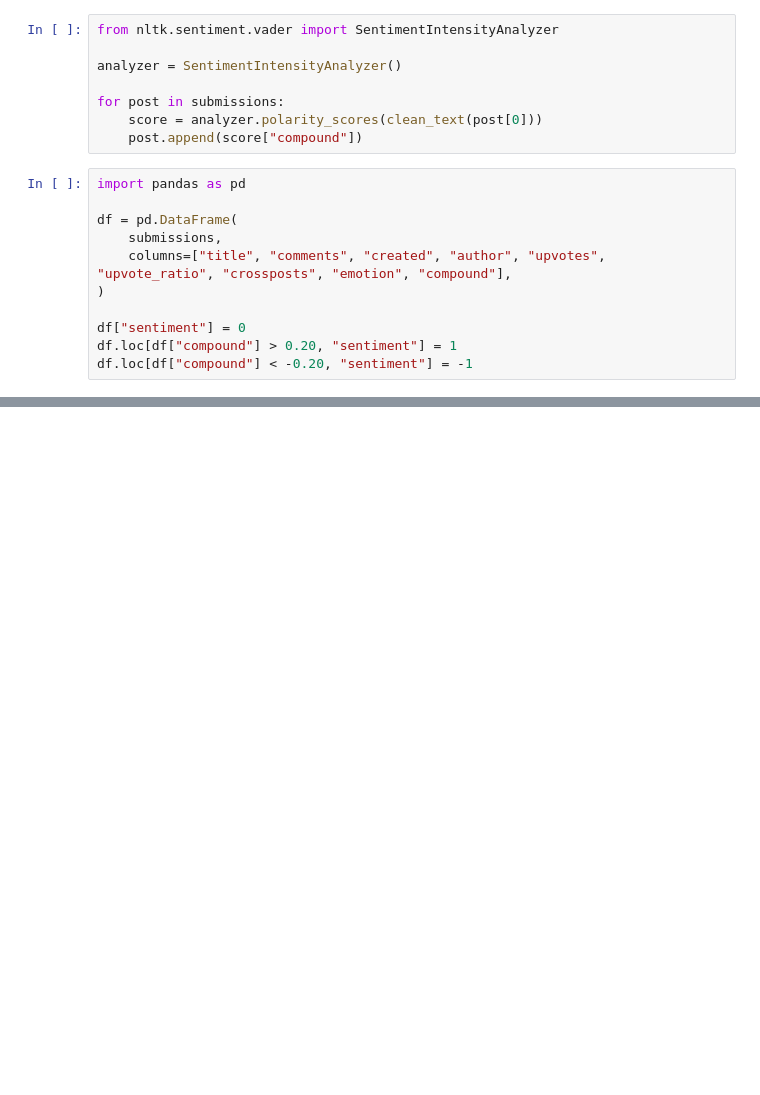
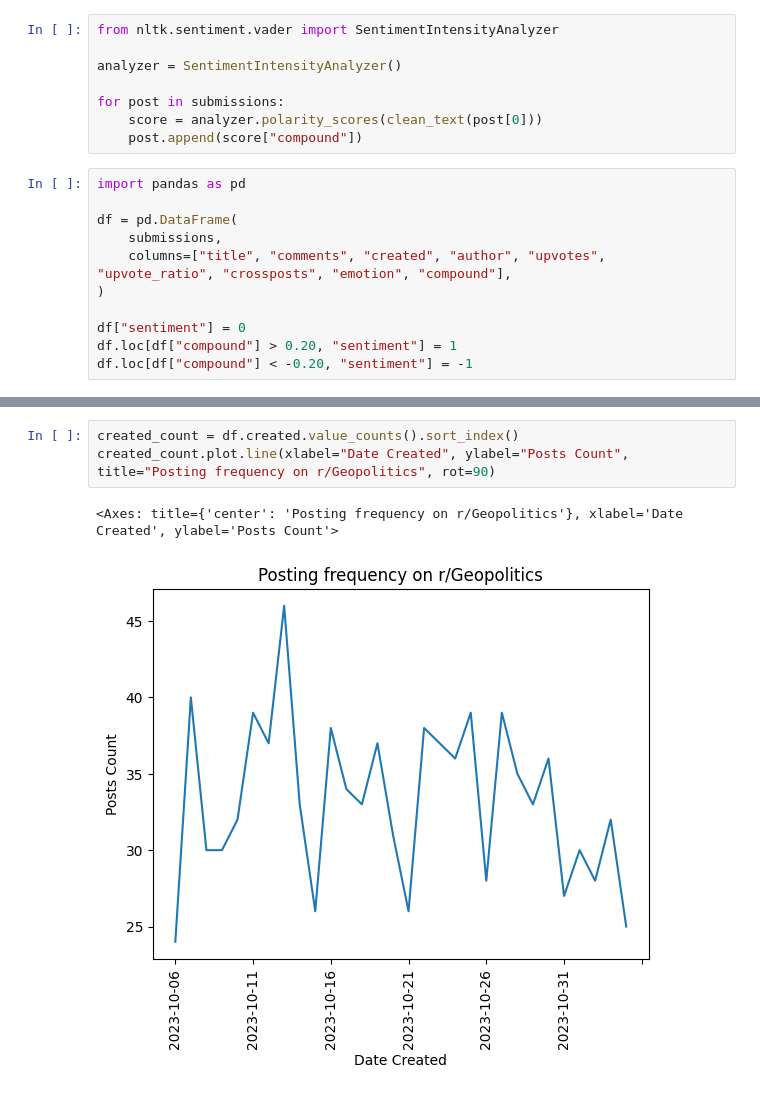
Before and after one commit to Devansh3712/subreddit-analysis, a Jupyter notebook: main.ipynb, the cells around one changed output, grey strips where cells are left out. Cells and saved outputs as stored; diff of their text form; blank space fills up the shorter version.

```diff
--- a/main.ipynb
+++ b/main.ipynb
@@ -95,0 +103,6 @@ sentiment_count.plot.bar(xlabel="Sentiment", ylabel="Count", title="Distribution
+# %%
+created_count = df.created.value_counts().sort_index()
+created_count.plot.line(xlabel="Date Created", ylabel="Posts Count", title="Posting frequency on r/Geopolitics", rot=90)
+# %% [output]
+<Axes: title={'center': 'Posting frequency on r/Geopolitics'}, xlabel='Date Created', ylabel='Posts Count'>
+[figure, added]
```
Also changed, not shown: parts of 5 cells of this notebook.
